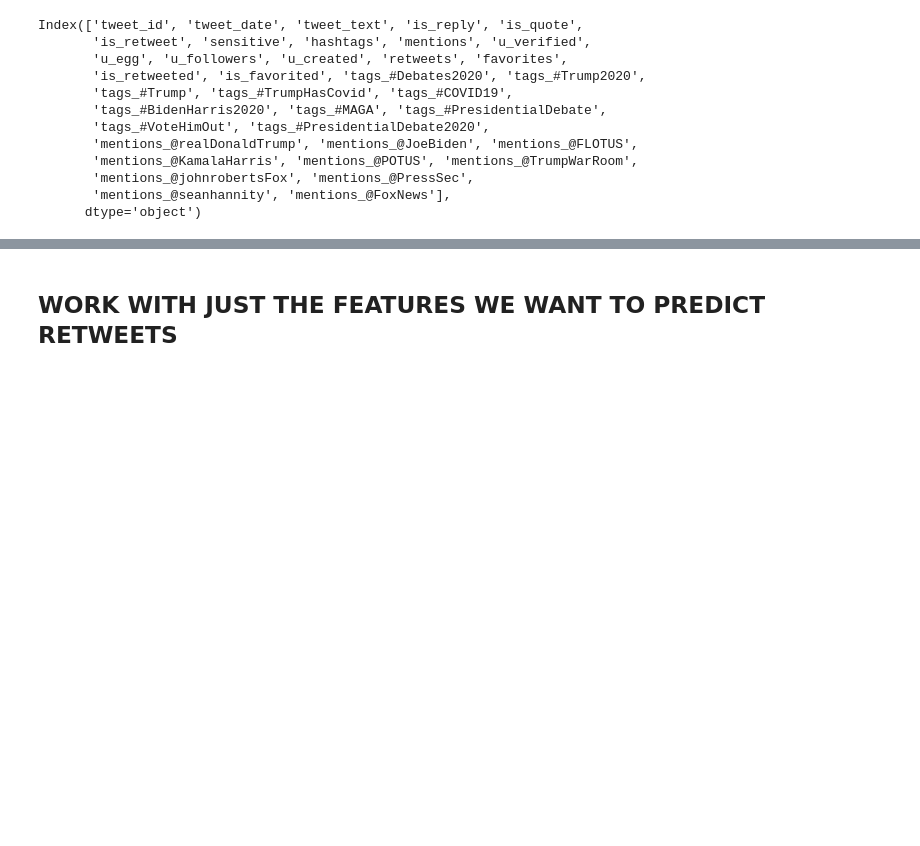
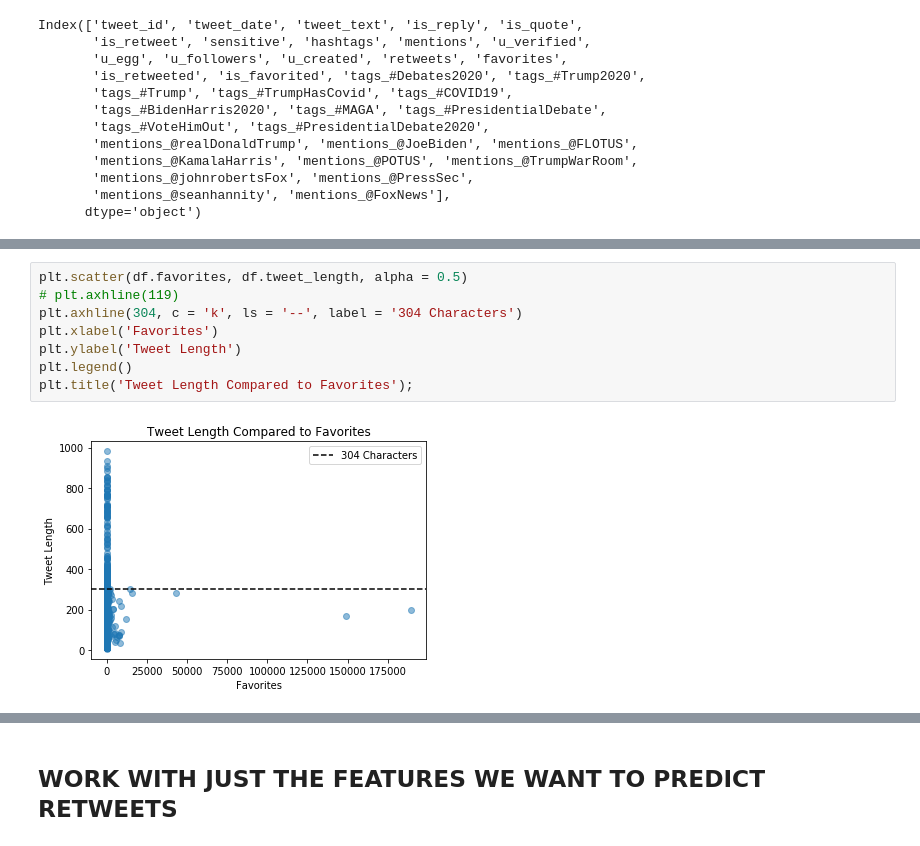
Before and after one commit to cjholcomb/paranormal-distribution, a Jupyter notebook: notebooks/Heathers_twitter.ipynb, the cells around one changed output, grey strips where cells are left out. Drawn from its saved outputs; the diff is of its cells as text; blank space fills up the shorter version.

```diff
--- a/notebooks/Heathers_twitter.ipynb
+++ b/notebooks/Heathers_twitter.ipynb
@@ -200,0 +239,10 @@ Index(['tweet_id', 'tweet_date', 'tweet_text', 'is_reply', 'is_quote',
+# %%
+plt.scatter(df.favorites, df.tweet_length, alpha = 0.5)
+# plt.axhline(119)
+plt.axhline(304, c = 'k', ls = '--', label = '304 Characters')
+plt.xlabel('Favorites')
+plt.ylabel('Tweet Length')
+plt.legend()
+plt.title('Tweet Length Compared to Favorites');
+# %% [output]
+[figure, added]
```
Also changed, not shown: parts of 21 cells of this notebook, 2 other files.
